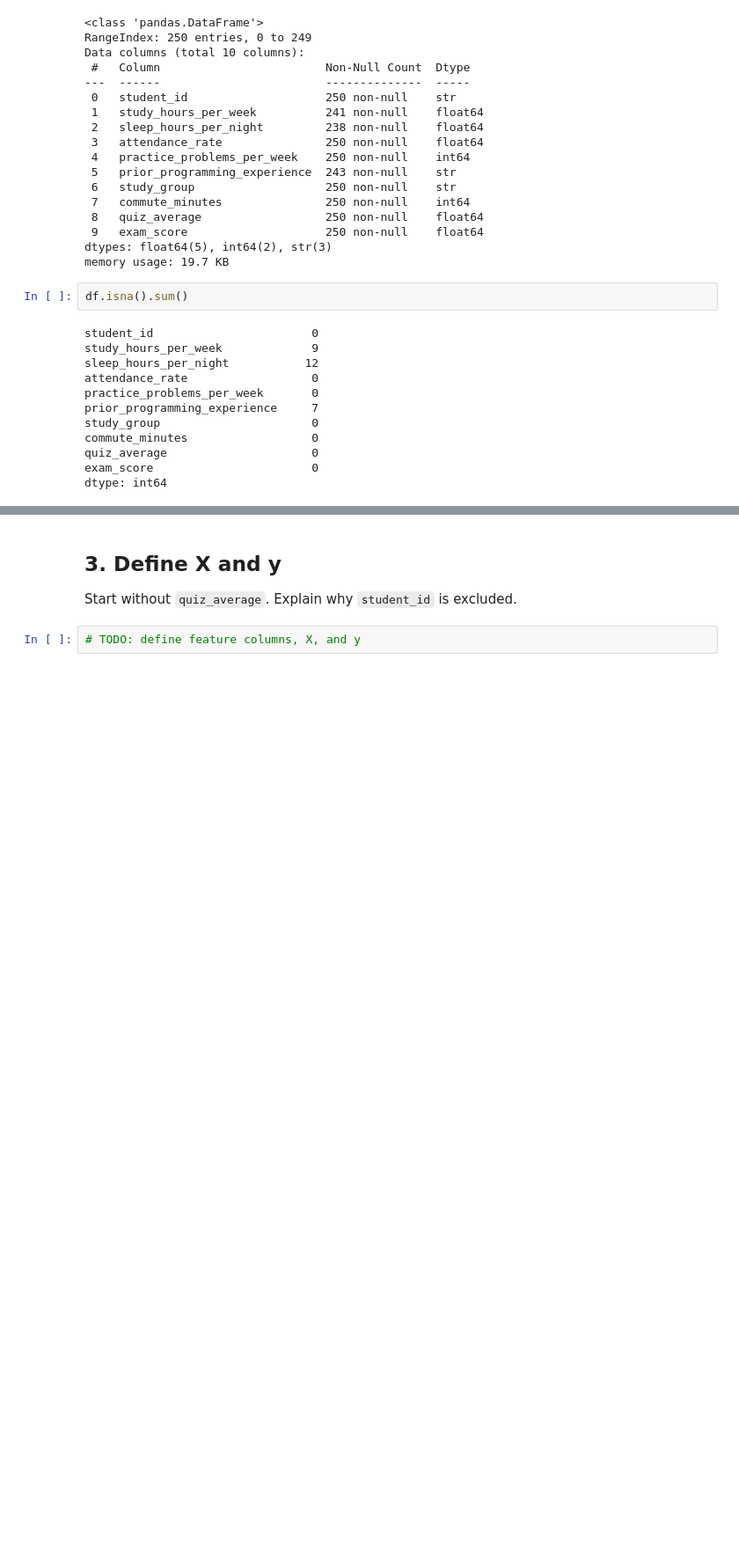
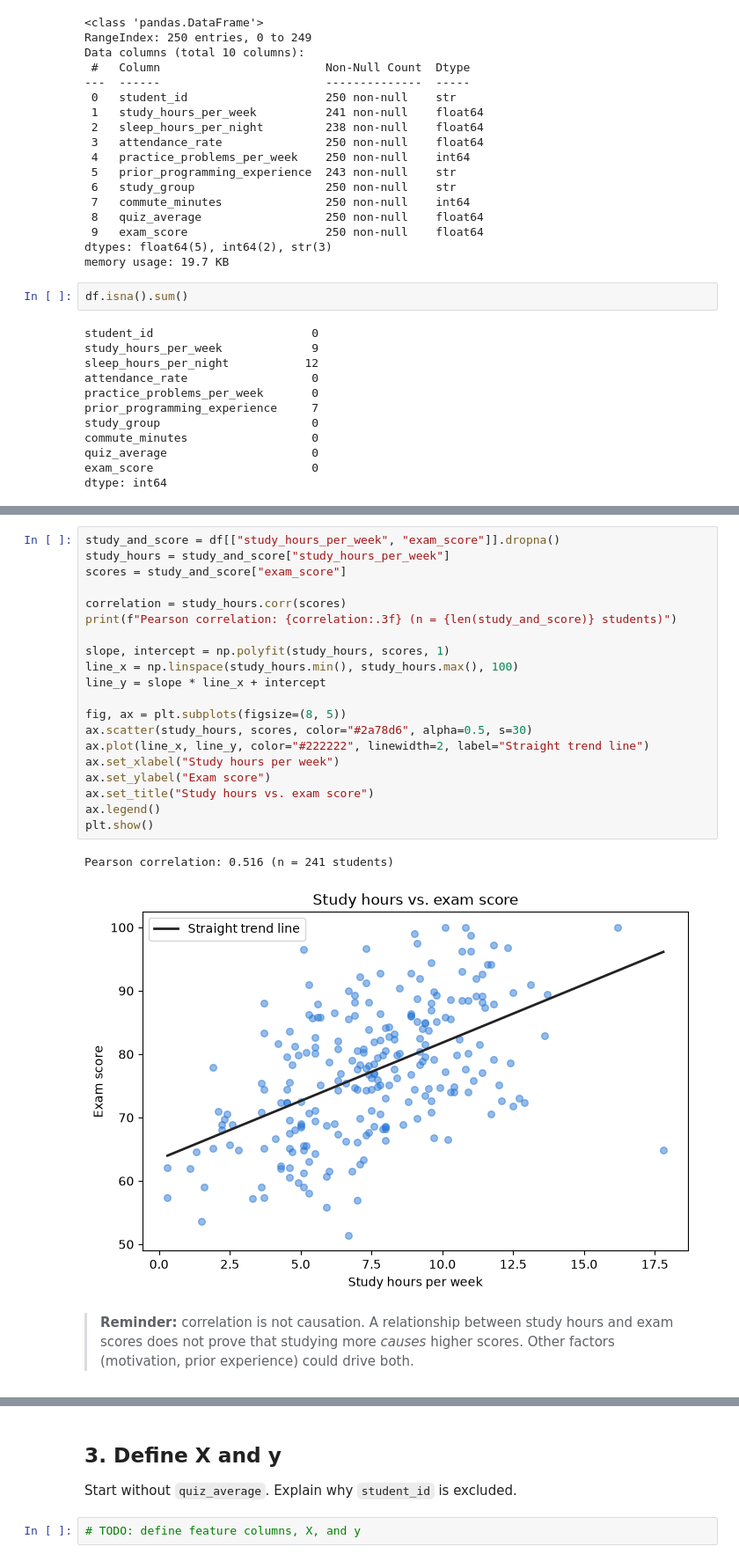
Before and after one commit to JGrade2005/CSE4095_2026, a Jupyter notebook: in_class_assignments/class9/CSE4095_Class3_Starter.ipynb, the cells around one changed output, grey strips where cells are left out. Shown at 88% size. Drawn from its saved outputs; the diff is of its cells as text; blank space fills up the shorter version.

```diff
--- a/in_class_assignments/class9/CSE4095_Class3_Starter.ipynb
+++ b/in_class_assignments/class9/CSE4095_Class3_Starter.ipynb
@@ -75,0 +154,25 @@ Plot `study_hours_per_week` versus `exam_score` and describe what you observe.
+# %%
+study_and_score = df[["study_hours_per_week", "exam_score"]].dropna()
+study_hours = study_and_score["study_hours_per_week"]
+scores = study_and_score["exam_score"]
+
+correlation = study_hours.corr(scores)
+print(f"Pearson correlation: {correlation:.3f} (n = {len(study_and_score)} students)")
+
+slope, intercept = np.polyfit(study_hours, scores, 1)
+line_x = np.linspace(study_hours.min(), study_hours.max(), 100)
+line_y = slope * line_x + intercept
+
+fig, ax = plt.subplots(figsize=(8, 5))
+ax.scatter(study_hours, scores, color="#2a78d6", alpha=0.5, s=30)
+ax.plot(line_x, line_y, color="#222222", linewidth=2, label="Straight trend line")
+ax.set_xlabel("Study hours per week")
+ax.set_ylabel("Exam score")
+ax.set_title("Study hours vs. exam score")
+ax.legend()
+plt.show()
+# %% [output]
+Pearson correlation: 0.516 (n = 241 students)
+[figure, added]
+# %% [markdown]
+> **Reminder:** correlation is not causation. A relationship between study hours and exam scores does not prove that studying more *causes* higher scores. Other factors (motivation, prior experience) could drive both.
```
Also changed, not shown: parts of 18 cells of this notebook, 4 other files.
